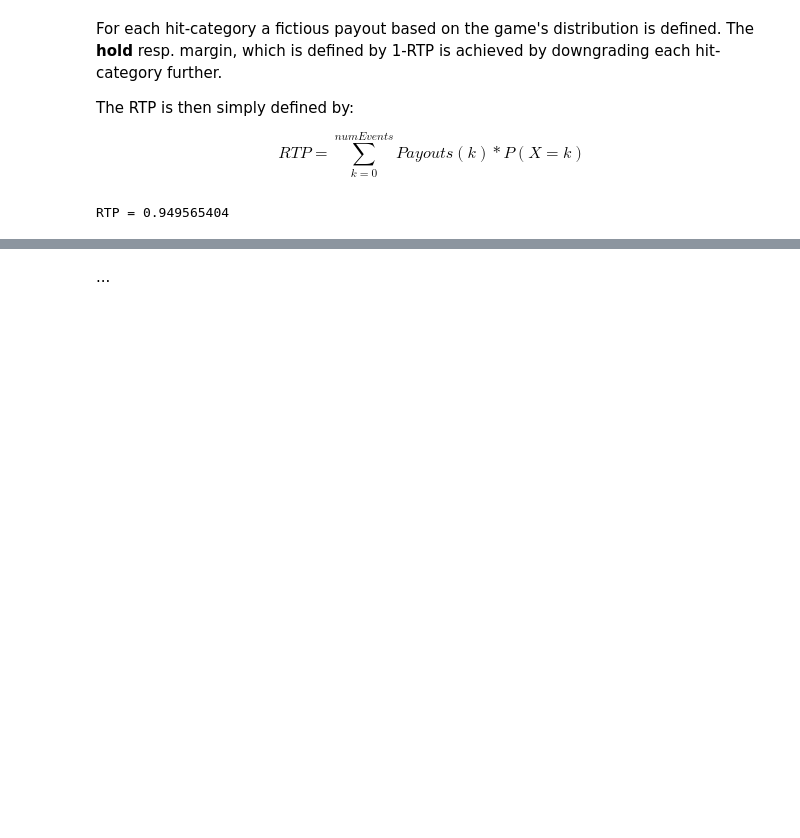
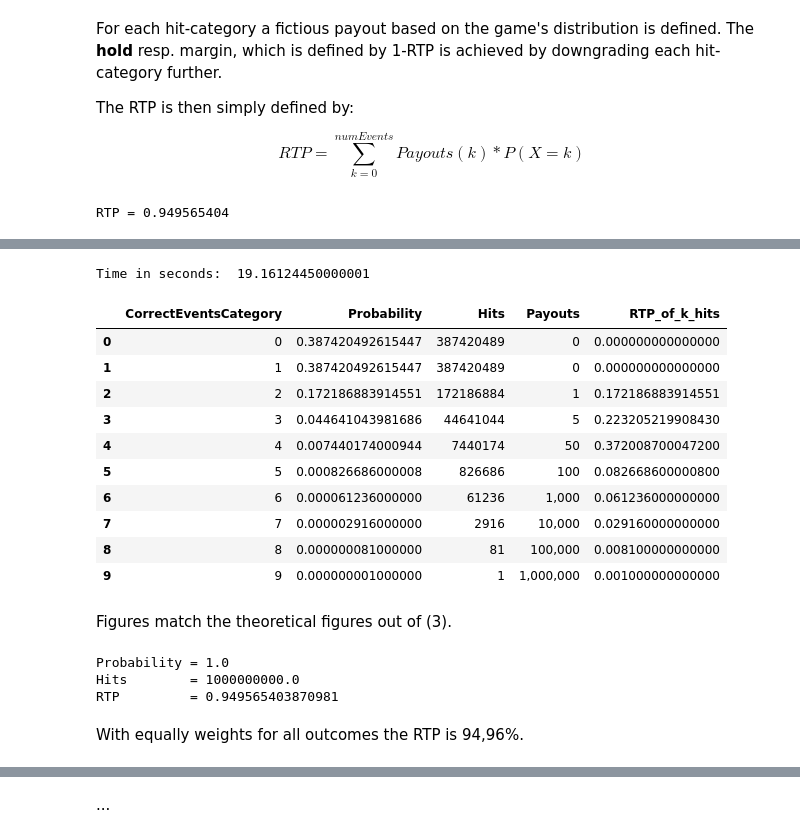
Before and after one commit to Gordi33/Hypercycle, a Jupyter notebook: DistributionComputation.ipynb, the cells around one changed output, grey strips where cells are left out. Drawn from its saved outputs; the diff is of its cells as text; code cells hidden in the pictures; blank space fills up the shorter version.

```diff
--- a/DistributionComputation.ipynb
+++ b/DistributionComputation.ipynb
@@ -140,0 +193,15 @@ Part 4: .. .
+# %%
+def getJsonEvents():
+    events  = []
+    events.append({ "weights": [1000,1000,1000,1000,1000,1000,1000,1000,1000,1000]})
+    events.append({ "weights": [1000,1000,1000,1000,1000,1000,1000,1000,1000,1000]})
+    events.append({ "weights": [1000,1000,1000,1000,1000,1000,1000,1000,1000,1000]})
+    events.append({ "weights": [1000,1000,1000,1000,1000,1000,1000,1000,1000,1000]})
+    events.append({ "weights": [1000,1000,1000,1000,1000,1000,1000,1000,1000,1000]})
+    events.append({ "weights": [1000,1000,1000,1000,1000,1000,1000,1000,1000,1000]})
+    events.append({ "weights": [1000,1000,1000,1000,1000,1000,1000,1000,1000,1000]})
+    events.append({ "weights": [1000,1000,1000,1000,1000,1000,1000,1000,1000,1000]})
+    events.append({ "weights": [1000,1000,1000,1000,1000,1000,1000,1000,1000,1000]})
+    return events
+
+events = getJsonEvents()
@@ -140,0 +217,48 @@ Part 4: .. .
+# %%
+def postRequestsObject(url, events):
+    start = timer()
+    response = requests.post(url, json = events, verify=False)
+    end = timer()
+    print('Time in seconds: ', end - start)
+    return json.loads(response.text)
+# %%
+postRequestsObjectEqDist = postRequestsObject('https://localhost:44339/api/Distribution', events)
+# %% [output]
+Time in seconds:  19.16124450000001
+# %%
+def convertJsonIntoDataFrame(responseJson, numberOfEvents, payouts):
+    df_weighted = pd.DataFrame([responseJson[i]['correctEventsCategory'] for i in range(0,numberOfEvents)]).rename(columns={0: "CorrectEventsCategory"})
+    df_weighted['Probability'] = [responseJson[i]['probability'] for i in range(0,numberOfEvents)]
+    df_weighted['Hits'] = [responseJson[i]['hits'] for i in range(0,numberOfEvents)]
+    df_weighted['Probability'] = df_weighted['Probability'].astype(float).map('{:,.15f}'.format)
+    df_weighted['Payouts'] = payouts
+    df_weighted['RTP_of_k_hits'] = df_weighted['Payouts'].astype(float) * df_weighted['Probability'].astype(float)
+    df_weighted['RTP_of_k_hits'] = df_weighted['RTP_of_k_hits'].map('{:,.15f}'.format)
+    return df_weighted
+# %%
+df_weighted_equally = convertJsonIntoDataFrame(postRequestsObjectEqDist, len(events)+1, payouts)
+df_weighted_equally
+# %% [output]
+|  | CorrectEventsCategory | Probability | Hits | Payouts | RTP_of_k_hits |
+| 0 | 0 | 0.387420492615447 | 387420489 | 0 | 0.000000000000000 |
+| 1 | 1 | 0.387420492615447 | 387420489 | 0 | 0.000000000000000 |
+| 2 | 2 | 0.172186883914551 | 172186884 | 1 | 0.172186883914551 |
+| 3 | 3 | 0.044641043981686 | 44641044 | 5 | 0.223205219908430 |
+| 4 | 4 | 0.007440174000944 | 7440174 | 50 | 0.372008700047200 |
+| 5 | 5 | 0.000826686000008 | 826686 | 100 | 0.082668600000800 |
+| 6 | 6 | 0.000061236000000 | 61236 | 1,000 | 0.061236000000000 |
+| 7 | 7 | 0.000002916000000 | 2916 | 10,000 | 0.029160000000000 |
+| 8 | 8 | 0.000000081000000 | 81 | 100,000 | 0.008100000000000 |
+| 9 | 9 | 0.000000001000000 | 1 | 1,000,000 | 0.001000000000000 |
+# %% [markdown]
+Figures match the theoretical figures out of (3).
+# %%
+print('Probability =', round(df_weighted_equally['Probability'].astype(float).sum(),4))
+print('Hits        =', round(df_weighted_equally['Hits'].astype(float).sum(),4))
+print('RTP         =', round(df_weighted_equally['RTP_of_k_hits'].astype(float).sum(),18))
+# %% [output]
+Probability = 1.0
+Hits        = 1000000000.0
+RTP         = 0.949565403870981
+# %% [markdown]
+With equally weights for all outcomes the RTP is 94,96%.
```
Also changed, not shown: parts of 52 cells of this notebook, 1 other file.
